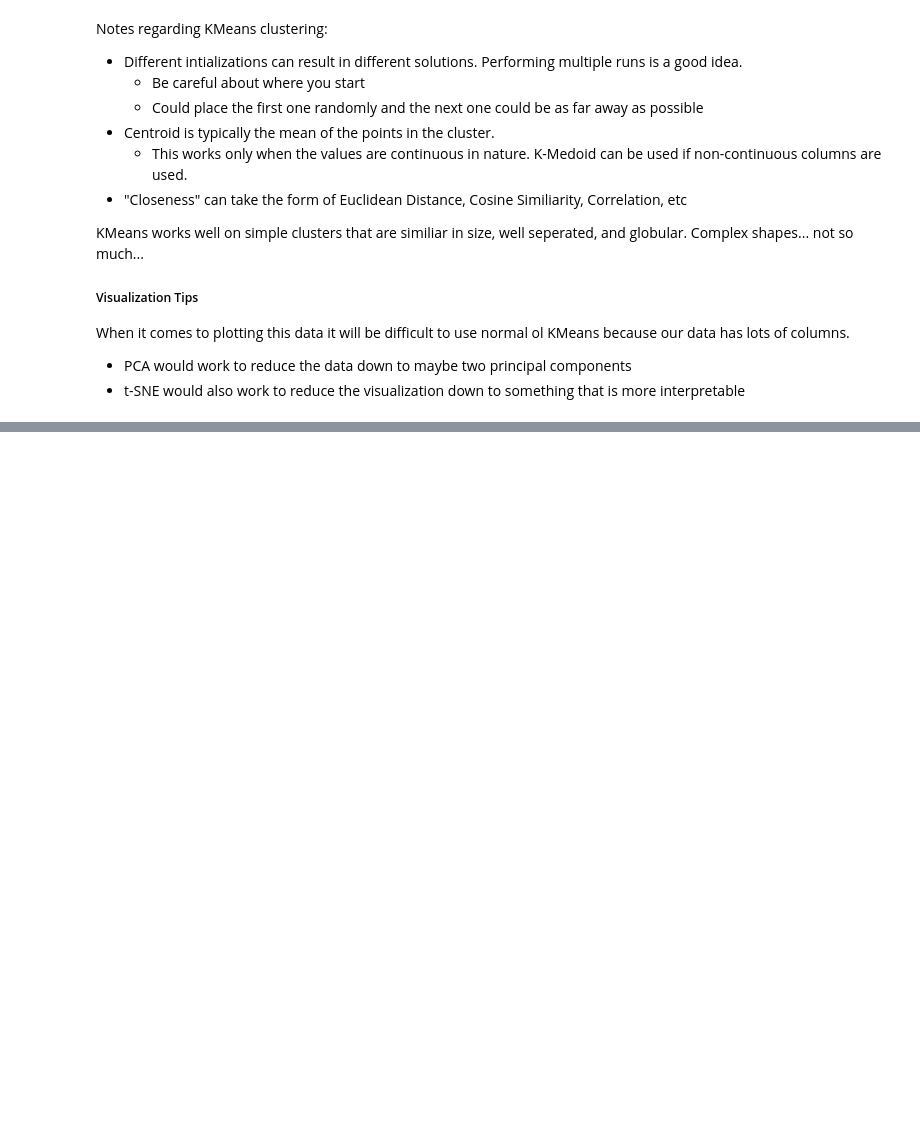
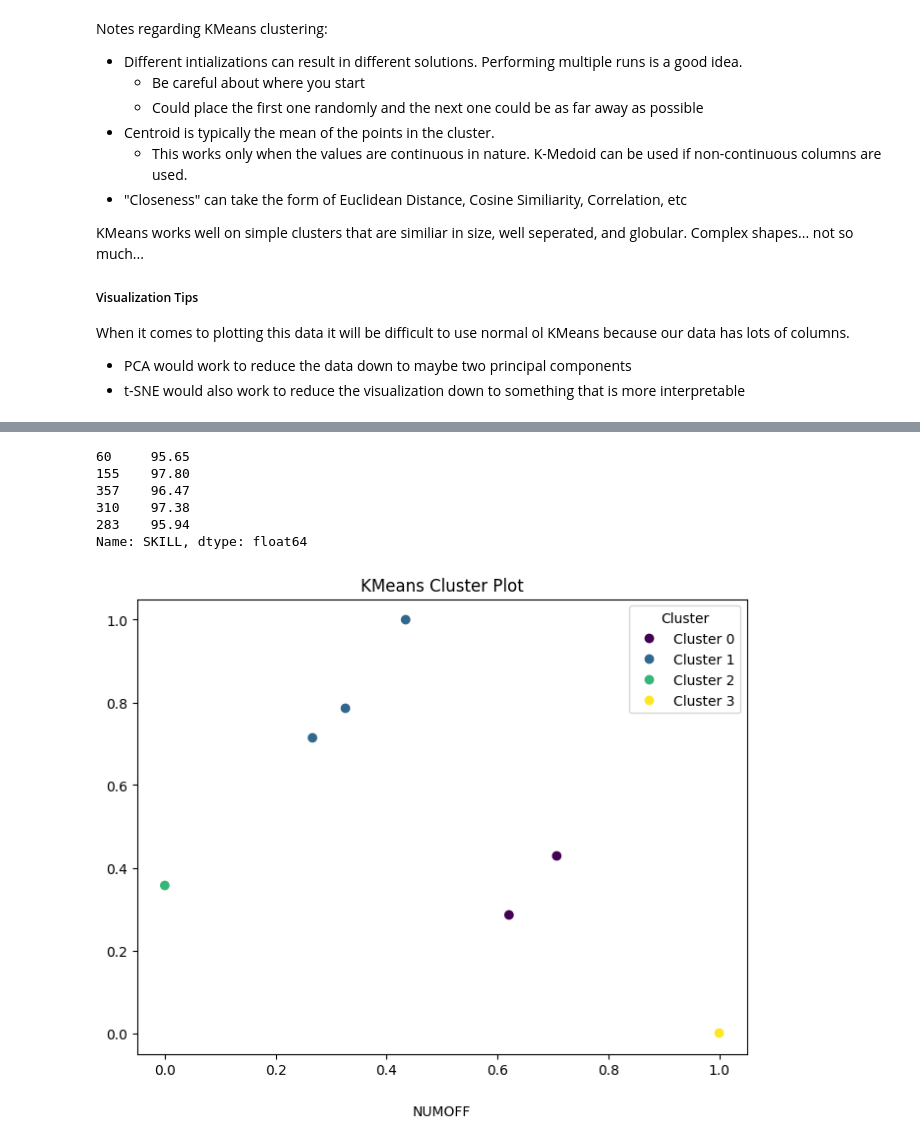
Before and after one commit to mvizzini951/MS2_NIL, a Jupyter notebook: unsupervised.ipynb, the cells around one changed output, grey strips where cells are left out. Drawn from its saved outputs; the diff is of its cells as text; code cells hidden in the pictures; blank space fills up the shorter version.

```diff
--- a/unsupervised.ipynb
+++ b/unsupervised.ipynb
@@ -322,0 +338,9 @@ def Custom_KMeans(X_train, RANDOM_STATE=0):
+# %%
+dimReductionPrep(X_train)[['SKILL', 'NUMOFF', 'INSTA_LONG']].iloc[0:5,0]
+# %% [output]
+60     95.65
+155    97.80
+357    96.47
+310    97.38
+283    95.94
+Name: SKILL, dtype: float64
@@ -322,0 +402,4 @@ def Custom_KMeans(X_train, RANDOM_STATE=0):
+# %%
+custom_KMeans(dimReductionPrep(X_train)[['SKILL', 'NUMOFF']])
+# %% [output]
+[figure, added]
```
Also changed, not shown: parts of 11 cells of this notebook, 1 other file.
